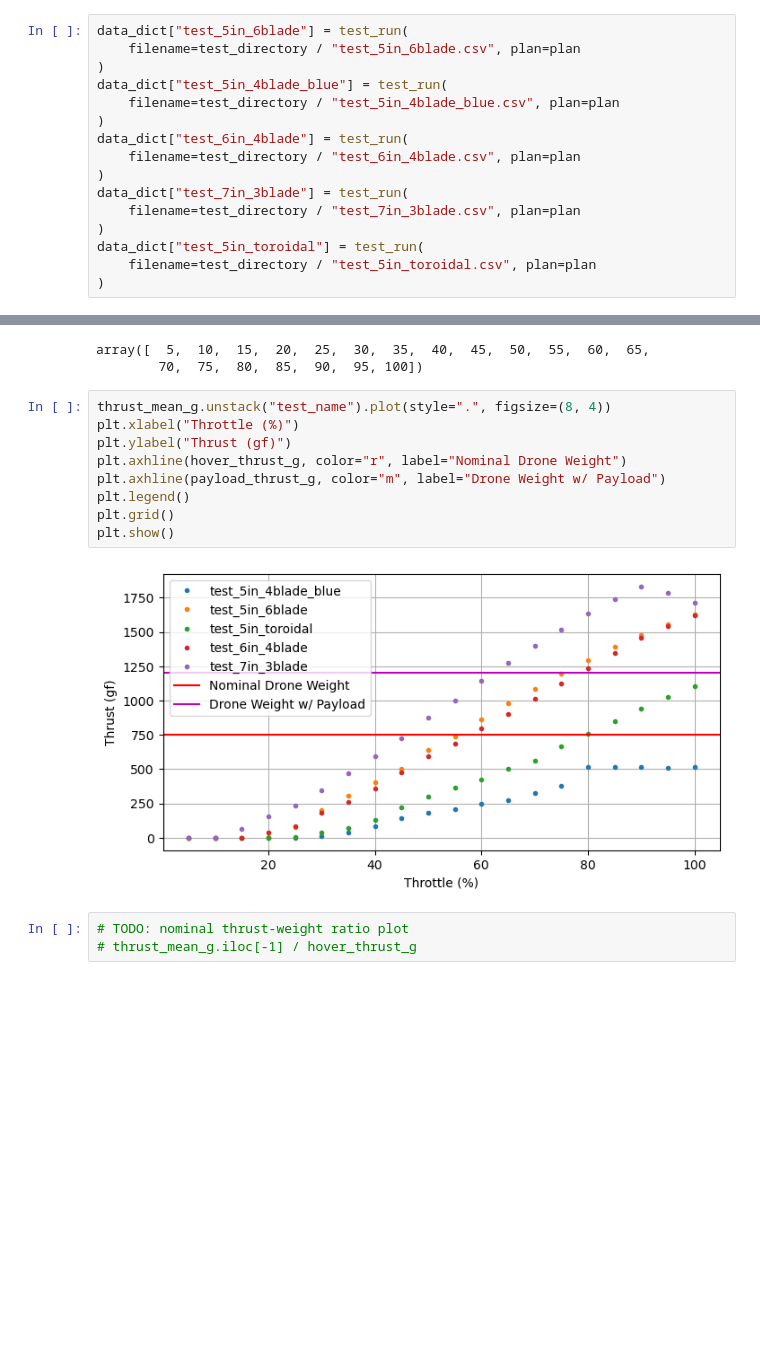
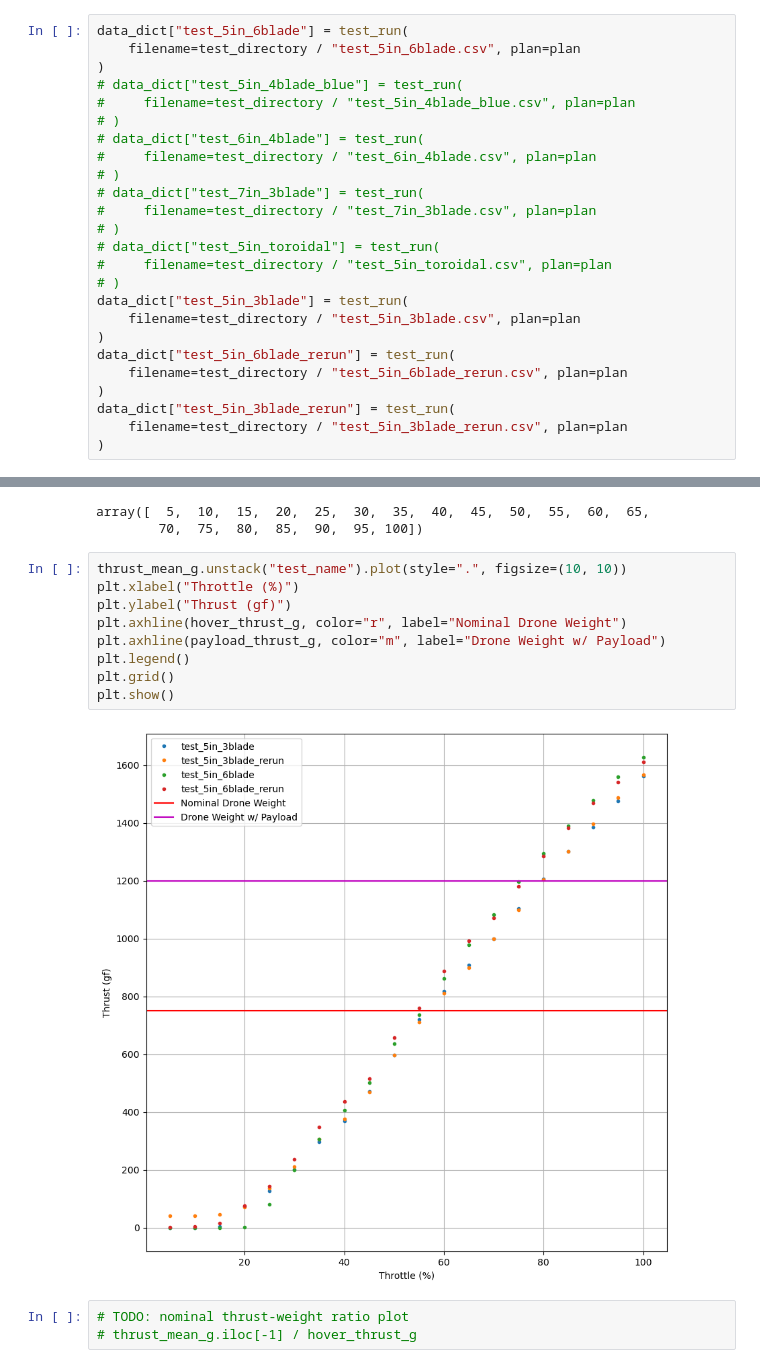
Before and after one commit to gtaharaedmonds/coaxial-drone, a Jupyter notebook: thrust_jig/test_runner/open_air_experiment_notebook.ipynb, the cells around one changed output, grey strips where cells are left out. Drawn from its saved outputs; the diff is of its cells as text; blank space fills up the shorter version.

Commit message:
rerun 5in tests

```diff
--- a/thrust_jig/test_runner/open_air_experiment_notebook.ipynb
+++ b/thrust_jig/test_runner/open_air_experiment_notebook.ipynb
@@ -61,18 +64,27 @@ data_dict = {}
 data_dict["test_5in_6blade"] = test_run(
     filename=test_directory / "test_5in_6blade.csv", plan=plan
 )
-data_dict["test_5in_4blade_blue"] = test_run(
-    filename=test_directory / "test_5in_4blade_blue.csv", plan=plan
+# data_dict["test_5in_4blade_blue"] = test_run(
+#     filename=test_directory / "test_5in_4blade_blue.csv", plan=plan
+# )
+# data_dict["test_6in_4blade"] = test_run(
+#     filename=test_directory / "test_6in_4blade.csv", plan=plan
+# )
+# data_dict["test_7in_3blade"] = test_run(
+#     filename=test_directory / "test_7in_3blade.csv", plan=plan
+# )
+# data_dict["test_5in_toroidal"] = test_run(
+#     filename=test_directory / "test_5in_toroidal.csv", plan=plan
+# )
+data_dict["test_5in_3blade"] = test_run(
+    filename=test_directory / "test_5in_3blade.csv", plan=plan
 )
-data_dict["test_6in_4blade"] = test_run(
-    filename=test_directory / "test_6in_4blade.csv", plan=plan
+data_dict["test_5in_6blade_rerun"] = test_run(
+    filename=test_directory / "test_5in_6blade_rerun.csv", plan=plan
 )
-data_dict["test_7in_3blade"] = test_run(
-    filename=test_directory / "test_7in_3blade.csv", plan=plan
+data_dict["test_5in_3blade_rerun"] = test_run(
+    filename=test_directory / "test_5in_3blade_rerun.csv", plan=plan
 )
-data_dict["test_5in_toroidal"] = test_run(
-    filename=test_directory / "test_5in_toroidal.csv", plan=plan
-)
 # %% [output]
 Loading saved data
 Loading saved data
@@ -226,16 +250,16 @@ step_range
 array([  5,  10,  15,  20,  25,  30,  35,  40,  45,  50,  55,  60,  65,
         70,  75,  80,  85,  90,  95, 100])
 # %%
-thrust_mean_g.unstack("test_name").plot(style=".", figsize=(8, 4))
+thrust_mean_g.unstack("test_name").plot(style=".", figsize=(10, 10))
 plt.xlabel("Throttle (%)")
 plt.ylabel("Thrust (gf)")
 plt.axhline(hover_thrust_g, color="r", label="Nominal Drone Weight")
 plt.axhline(payload_thrust_g, color="m", label="Drone Weight w/ Payload")
 plt.legend()
 plt.grid()
 plt.show()
 # %% [output]
-[figure, old version]
+[figure, new version]
 # %%
 # TODO: nominal thrust-weight ratio plot
 # thrust_mean_g.iloc[-1] / hover_thrust_g
```
Also changed, not shown: parts of 9 cells of this notebook, 3 other files.
